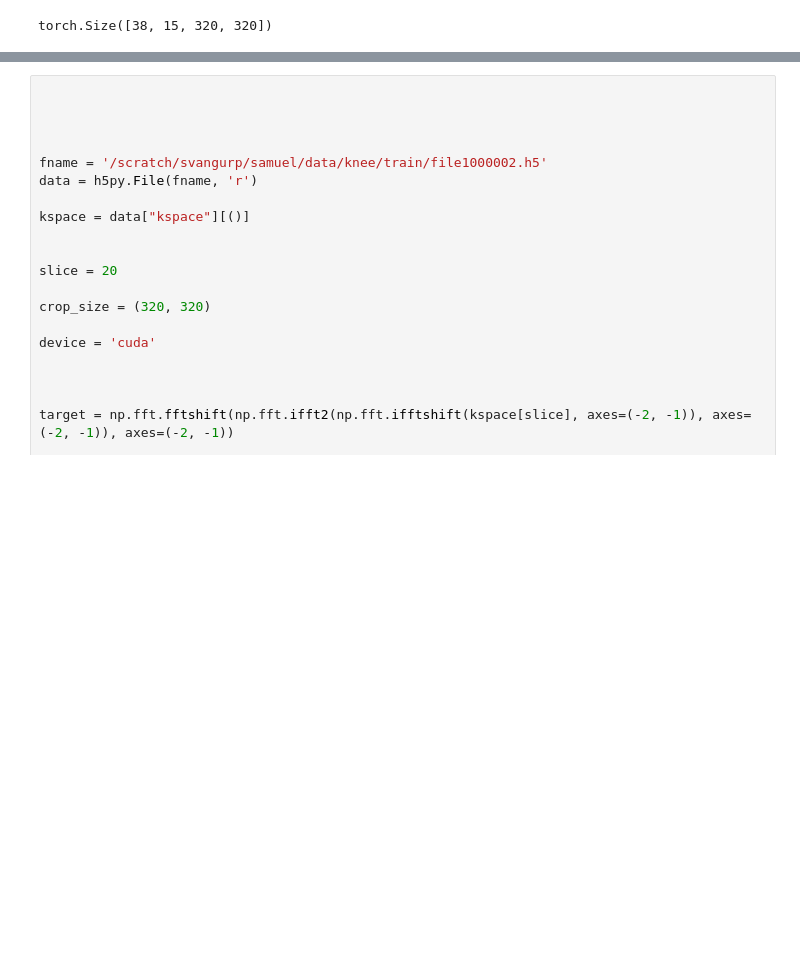
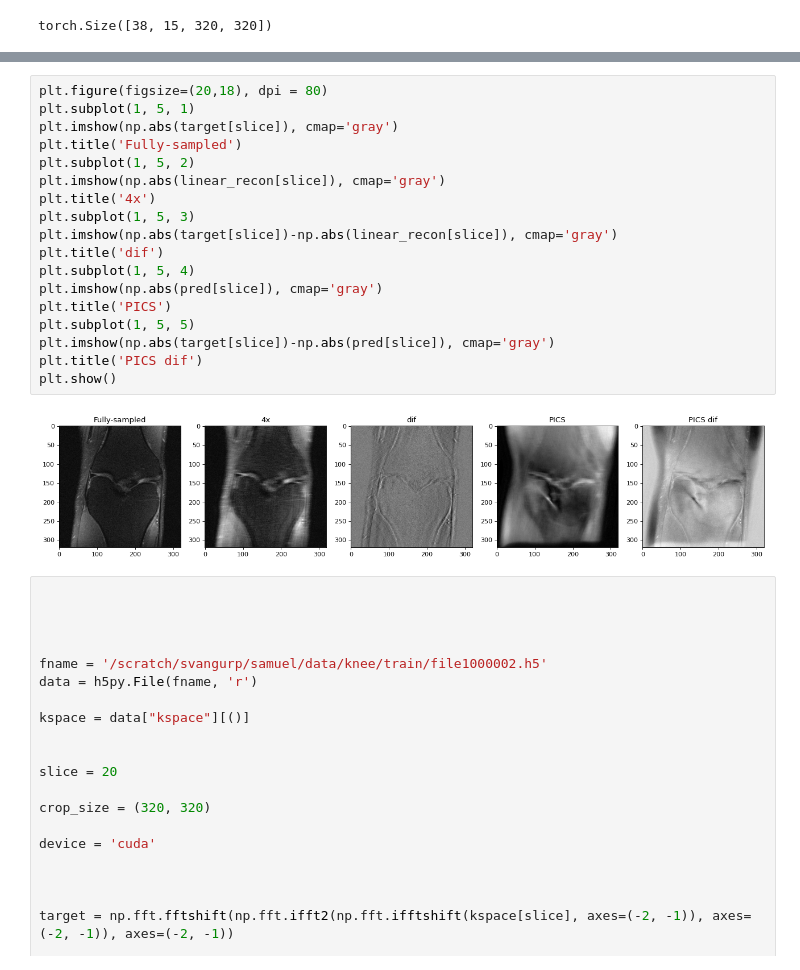
Before and after one commit to Samuel-van-Gurp/fastMRI, a Jupyter notebook: Samuel_notebooks/cs_notebook.ipynb, the cells around one changed output, grey strips where cells are left out. Cells and saved outputs as stored; diff of their text form; blank space fills up the shorter version.

```diff
--- a/Samuel_notebooks/cs_notebook.ipynb
+++ b/Samuel_notebooks/cs_notebook.ipynb
@@ -240,3 +439,23 @@ ValueError: axes don't match array
+# %%
+plt.figure(figsize=(20,18), dpi = 80)
+plt.subplot(1, 5, 1)
+plt.imshow(np.abs(target[slice]), cmap='gray')
+plt.title('Fully-sampled')
+plt.subplot(1, 5, 2)
+plt.imshow(np.abs(linear_recon[slice]), cmap='gray')
+plt.title('4x')
+plt.subplot(1, 5, 3)
+plt.imshow(np.abs(target[slice])-np.abs(linear_recon[slice]), cmap='gray')
+plt.title('dif')
+plt.subplot(1, 5, 4)
+plt.imshow(np.abs(pred[slice]), cmap='gray')
+plt.title('PICS')
+plt.subplot(1, 5, 5)
+plt.imshow(np.abs(target[slice])-np.abs(pred[slice]), cmap='gray')
+plt.title('PICS dif')
+plt.show()
+# %% [output]
+[figure, added]
 # %%
 
 
```
Also changed, not shown: parts of 21 cells of this notebook, 1 other file.
